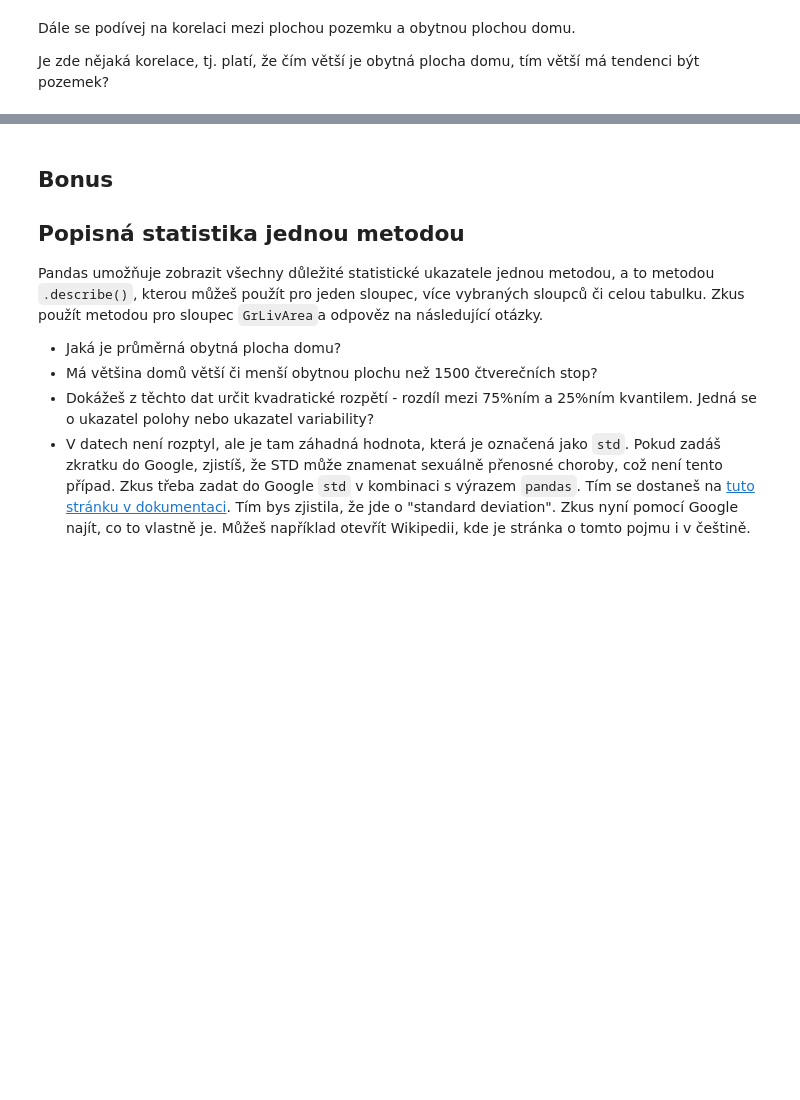
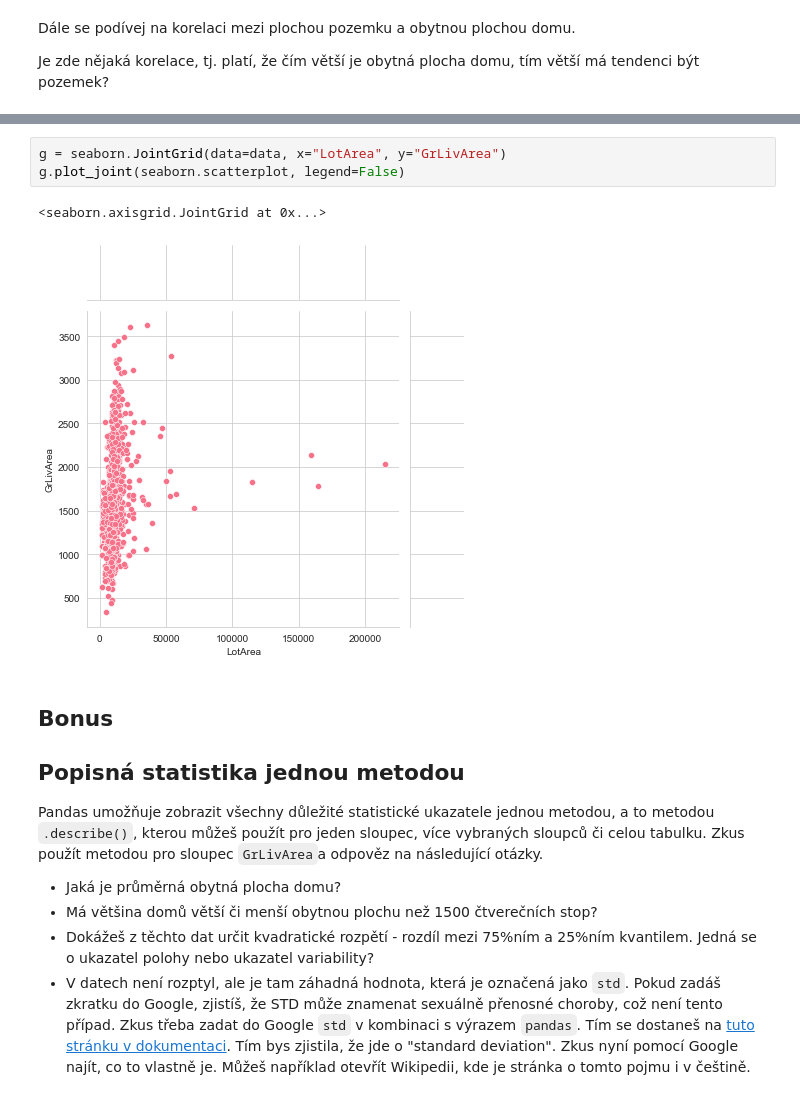
Before and after one commit to AnetaPopelova/czechitas-python-for-data-science, a Jupyter notebook: lekce-05/excs/reseni.ipynb, the cells around one changed output, grey strips where cells are left out. Drawn from its saved outputs; the diff is of its cells as text; blank space fills up the shorter version.

```diff
--- a/lekce-05/excs/reseni.ipynb
+++ b/lekce-05/excs/reseni.ipynb
@@ -112,6 +112,12 @@ correlation_garage.corr()
 |  | GrLivArea | LotArea |
 | GrLivArea | 1.000000 | 0.231887 |
 | LotArea | 0.231887 | 1.000000 |
+# %%
+g = seaborn.JointGrid(data=data, x="LotArea", y="GrLivArea")
+g.plot_joint(seaborn.scatterplot, legend=False)
+# %% [output]
+<seaborn.axisgrid.JointGrid at 0x...>
+[figure, added]
 # %% [markdown]
 ## Bonus
 
```
Also changed, not shown: parts of 2 cells of this notebook.
